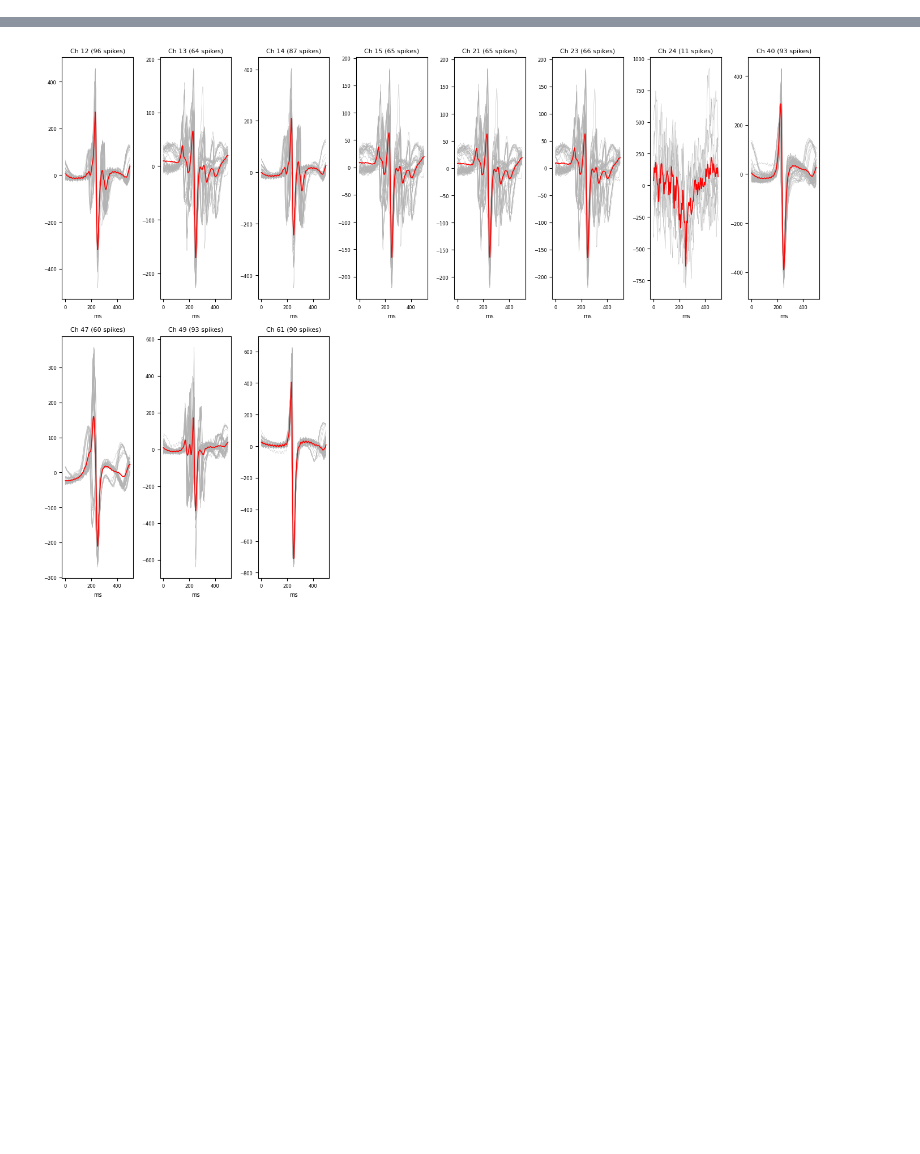
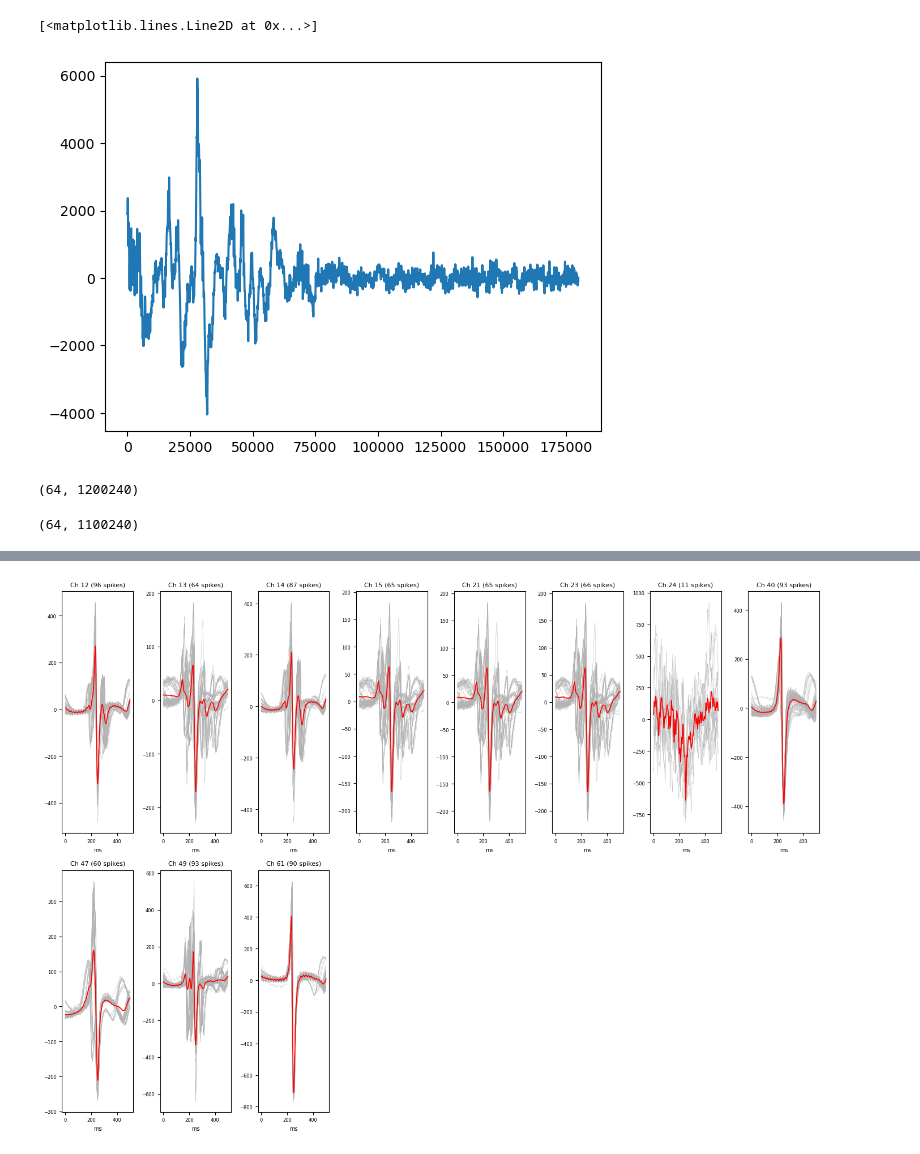
Before and after one commit to Leo-GG/RHD_analysis, a Jupyter notebook: Demo.ipynb, the cells around one changed output, grey strips where cells are left out. Drawn from its saved outputs; the diff is of its cells as text; code cells hidden in the pictures; blank space fills up the shorter version.

```diff
--- a/Demo.ipynb
+++ b/Demo.ipynb
@@ -7,3 +7,23 @@ import numpy as np
 rec = Recording.from_folder("test_recordings/", "PBFDO", notch_freq=50, highpass_cutoff=1, lowpass_cutoff=100)
 # %%
 #fig, axes = rec.plot_channels(show=True)
+# %%
+# Use matplotlib to plot raw data from a channel
+import matplotlib.pyplot as plt
+
+channel=5 # Channel to plot
+
+start_t=1 # Beginning of time in seconds
+
+end_t=10 # End of time window in seconds
+
+sample_rate=20000 # Sample rate; default is 20kS/s
+# Assuming you loaded the recording in the variable "rec"
+plt.plot(rec.amplifier_data[channel-1,start_t*sample_rate:end_t*sample_rate])
+# %% [output]
+[<matplotlib.lines.Line2D at 0x...>]
+[figure, added]
+# %%
+rec.amplifier_data.shape
+# %% [output]
+(64, 1200240)
@@ -9,0 +32,4 @@ rec = Recording.from_folder("test_recordings/", "PBFDO", notch_freq=50, highpass
+# %%
+rec.amplifier_data.shape
+# %% [output]
+(64, 1100240)
```
Also changed, not shown: parts of 2 cells of this notebook, 2 other files.
